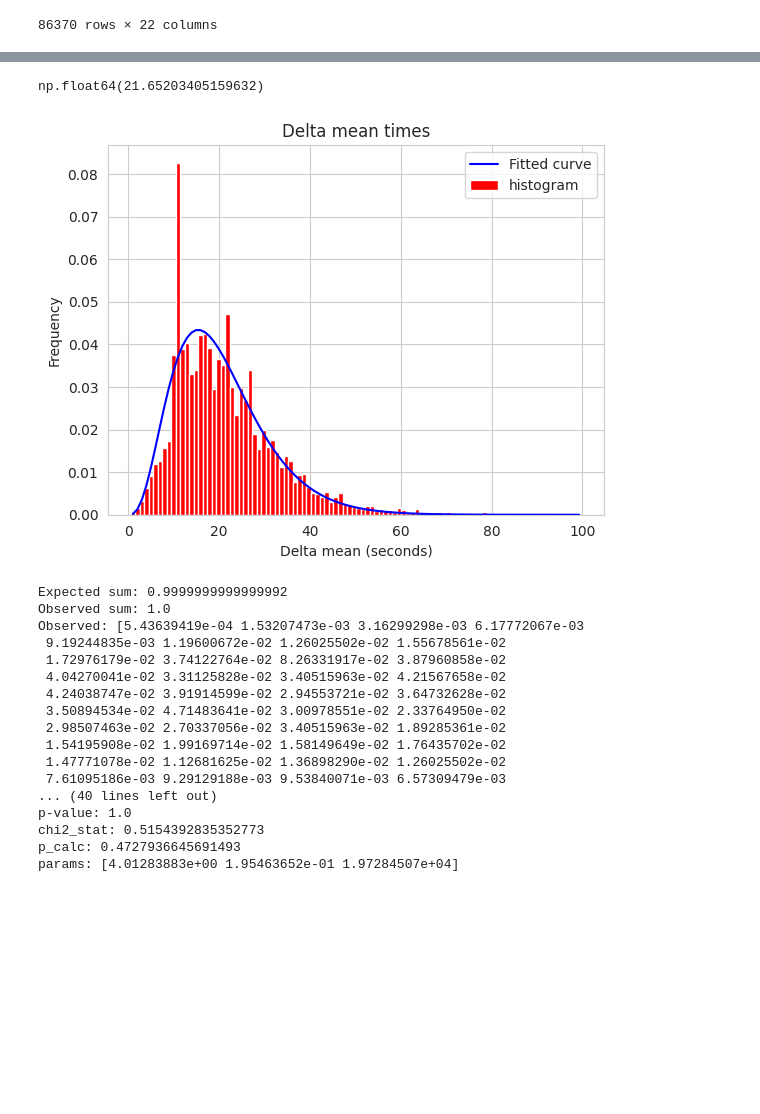
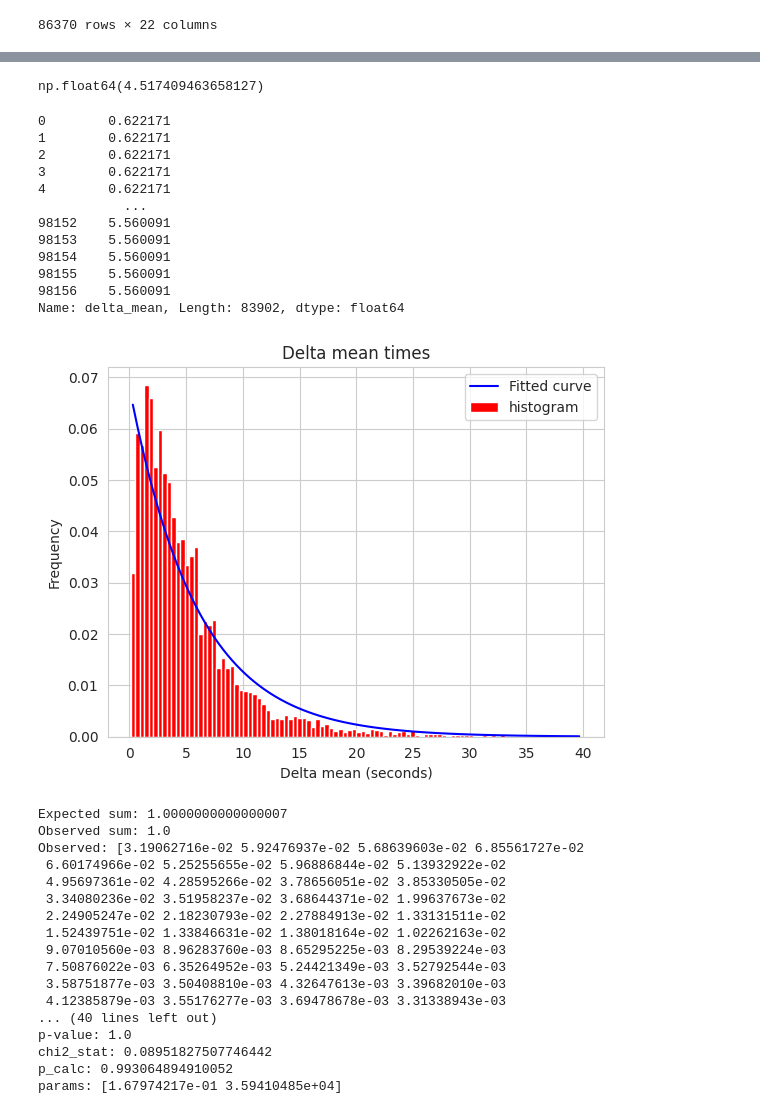
Before and after one commit to TomTom2028/SoftwareSim, a Jupyter notebook: AnalysisData-picktime-finder.ipynb, the cells around one changed output, grey strips where cells are left out. Drawn from its saved outputs; the diff is of its cells as text; code cells hidden in the pictures; blank space fills up the shorter version.

```diff
--- a/AnalysisData-picktime-finder.ipynb
+++ b/AnalysisData-picktime-finder.ipynb
@@ -62,7 +64,7 @@ for row in loc_df.itertuples(index=False):
         prev_time_dict[req_user_code] = prev_time
         if delta > 100:
             continue
-        if delta < 0.5:
+        if delta < 0:
             continue
         delta /= qty
         row_dict = {}
@@ -161,66 +168,84 @@ expanded
 # get average delta mean
 expanded['delta_mean'].mean()
 # %% [output]
-np.float64(21.65203405159632)
+np.float64(4.517409463658127)
 # %%
 from scipy.stats import gamma, chisquare, chi2
 from scipy.optimize import curve_fit
+import math
 # get a histogram from expanded
 import matplotlib.pyplot as plt
 
-def gamma_pdf(x, alpha, beta, mult):
-    return gamma.pdf(x, a=alpha, scale=1/beta) * mult
+def exp_pdf(x, scale, mult):
+    return np.exp(-(x)*scale) * scale *mult
+
+corrected_means = expanded['delta_mean']
+corrected_means =corrected_means[(corrected_means > 0.1) & (corrected_means < 40)]
+print(corrected_means)
+
 
 # create histgram data
-bin_heights, bin_borders = np.histogram(expanded['delta_mean'], bins=100)
+bin_heights, bin_borders = np.histogram(corrected_means, bins=100)
 bin_widths = np.diff(bin_borders)
 norm_bin_heights = bin_heights / (sum(bin_heights))
 bin_centers = bin_borders[:-1] + bin_widths / 2
 # fit gamma distribution
-params, _ = curve_fit(gamma_pdf, bin_centers, bin_heights)
+params, _ = curve_fit(exp_pdf, bin_centers, bin_heights)
 # plot histogram and gamma distribution
-nonorm_expected_values = gamma_pdf(bin_centers, *params)
+nonorm_expected_values = exp_pdf(bin_centers, *params)
 expected_values = nonorm_expected_values / sum(nonorm_expected_values)
 plt.bar(bin_centers, norm_bin_heights, width=bin_widths, label='histogram', color="red")
 
 # Plot the data and the fitted curve
 plt.plot(bin_centers, expected_values, label='Fitted curve', color='blue')
 plt.legend()
 plt.xlabel('Delta mean (seconds)')
 plt.ylabel('Frequency')
 plt.title('Delta mean times')
 plt.show()
 
 ## chi squared test
 expected = expected_values
 observed = norm_bin_heights
 print(f"Expected sum: {sum(expected)}")
 print(f"Observed sum: {sum(observed)}")
 print(f"Observed: {observed}")
 print(f"Expected: {expected}")
 
 chi2_stat, p_value = chisquare(f_obs=observed, f_exp=expected)
 print(f"p-value: {p_value}")
 print(f"chi2_stat: {chi2_stat}")
-p_calc = 1 - chi2.cdf(chi2_stat, df=1)
+p_calc = 1 - chi2.cdf(chi2_stat, df=3)
 print(f"p_calc: {p_calc}")
 print(f"params: {params}")
 # %% [output]
+0        0.622171
+1        0.622171
+2        0.622171
+3        0.622171
+4        0.622171
+           ...
+98152    5.560091
+98153    5.560091
+98154    5.560091
+98155    5.560091
+98156    5.560091
+Name: delta_mean, Length: 83902, dtype: float64
-[figure, old version]
+[figure, new version]
-Expected sum: 0.9999999999999992
-Observed sum: 1.0
-Observed: [5.43639419e-04 1.53207473e-03 3.16299298e-03 6.17772067e-03
- 9.19244835e-03 1.19600672e-02 1.26025502e-02 1.55678561e-02
- 1.72976179e-02 3.74122764e-02 8.26331917e-02 3.87960858e-02
- 4.04270041e-02 3.31125828e-02 3.40515963e-02 4.21567658e-02
- 4.24038747e-02 3.91914599e-02 2.94553721e-02 3.64732628e-02
- 3.50894534e-02 4.71483641e-02 3.00978551e-02 2.33764950e-02
- 2.98507463e-02 2.70337056e-02 3.40515963e-02 1.89285361e-02
- 1.54195908e-02 1.99169714e-02 1.58149649e-02 1.76435702e-02
- 1.47771078e-02 1.12681625e-02 1.36898290e-02 1.26025502e-02
- 7.61095186e-03 9.29129188e-03 9.53840071e-03 6.57309479e-03
-... (40 lines left out)
-p-value: 1.0
-chi2_stat: 0.5154392835352773
-p_calc: 0.4727936645691493
-params: [4.01283883e+00 1.95463652e-01 1.97284507e+04]
+Expected sum: 1.0000000000000007
+Observed sum: 1.0
+Observed: [3.19062716e-02 5.92476937e-02 5.68639603e-02 6.85561727e-02
+ 6.60174966e-02 5.25255655e-02 5.96886844e-02 5.13932922e-02
+ 4.95697361e-02 4.28595266e-02 3.78656051e-02 3.85330505e-02
+ 3.34080236e-02 3.51958237e-02 3.68644371e-02 1.99637673e-02
+ 2.24905247e-02 2.18230793e-02 2.27884913e-02 1.33131511e-02
+ 1.52439751e-02 1.33846631e-02 1.38018164e-02 1.02262163e-02
+ 9.07010560e-03 8.96283760e-03 8.65295225e-03 8.29539224e-03
+ 7.50876022e-03 6.35264952e-03 5.24421349e-03 3.52792544e-03
+ 3.58751877e-03 3.50408810e-03 4.32647613e-03 3.39682010e-03
+ 4.12385879e-03 3.55176277e-03 3.69478678e-03 3.31338943e-03
+... (40 lines left out)
+p-value: 1.0
+chi2_stat: 0.08951827507746442
+p_calc: 0.993064894910052
+params: [1.67974217e-01 3.59410485e+04]
```
Also changed, not shown: parts of 8 cells of this notebook, 1 other file.
